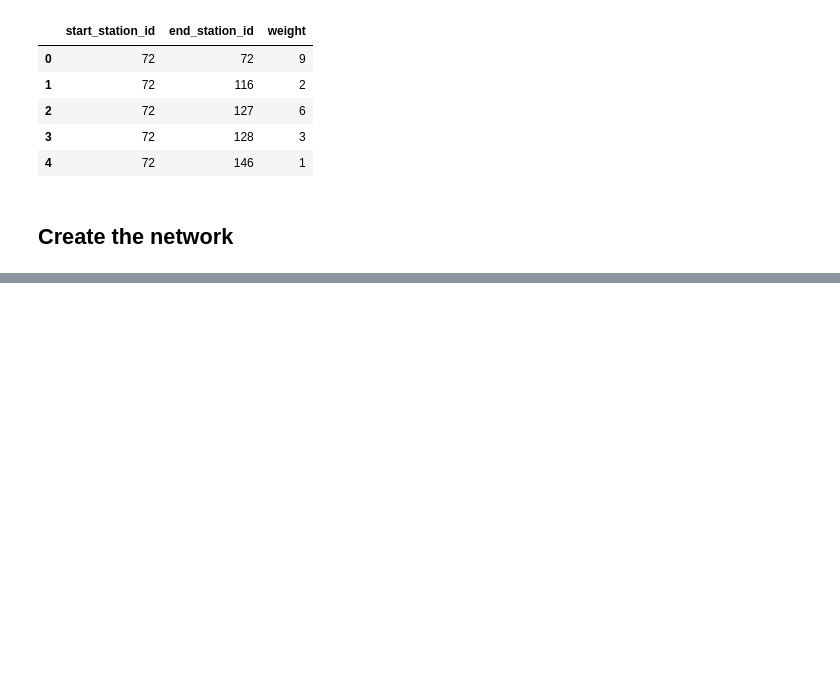
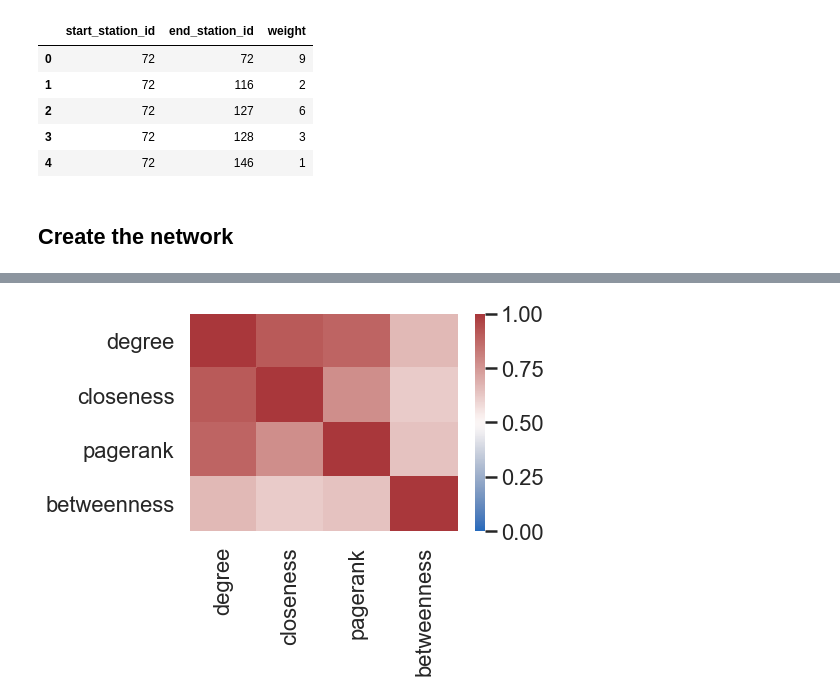
Before and after one commit to andygubser/bike_network_analysis, a Jupyter notebook: scripts/bike_network_analysis_nyc.ipynb, the cells around one changed output, grey strips where cells are left out. Cells and saved outputs as stored; diff of their text form; code cells hidden in the pictures; blank space fills up the shorter version.

```diff
--- a/scripts/bike_network_analysis_nyc.ipynb
+++ b/scripts/bike_network_analysis_nyc.ipynb
@@ -52,11 +62,11 @@ for _, edge in df_graph.iterrows():
 # %%
-# Creating a list of pagerank, betweenness centrality, degree centrality
-measures = [nx.pagerank(graph_object),
-            nx.betweenness_centrality(graph_object, weight='weight'),
-            nx.degree_centrality(graph_object)]
+# Creating a list of degree, closeness, pagerank and betweenness centrality
+degree_centrality = nx.degree_centrality(graph_object)
+closeness_centrality = nx.closeness_centrality(graph_object)
+pagerank = nx.pagerank(graph_object, weight="weight")
+betweenness_centrality = nx.betweenness_centrality(graph_object, weight='weight')
 
-# Creating the correlation DataFrame
-cor = pd.DataFrame.from_records(measures)
-
-# Calculating the correlation
-heatmap(cor.T.corr())
+centrality_measures = [degree_centrality,
+                       closeness_centrality,
+                       pagerank,
+                       betweenness_centrality]
@@ -64,0 +73,9 @@ NameError: name 'heatmap' is not defined
+# %%
+df_centrality_measures = pd.DataFrame.from_records(
+    centrality_measures).T.rename(columns={
+        0: "degree",
+        1: "closeness",
+        2: "pagerank",
+        3: "betweenness"
+    })
+df_centrality_measures.head()
@@ -64,0 +89,4 @@ NameError: name 'heatmap' is not defined
+# %%
+# pearson correlation between centrality measures
+df_centrality_measures_corr = df_centrality_measures.corr()
+df_centrality_measures_corr.replace(1,0)
@@ -64,0 +99,8 @@ NameError: name 'heatmap' is not defined
+# %%
+# heatmap of pearson correlations between centrality measures
+sns.set(context="poster")
+cmap = sns.cm.vlag
+sns.heatmap(df_centrality_measures_corr, vmin=0, vmax=1, cmap=cmap)
+plt.show()
+# %% [output]
+[figure, added]
```
Also changed, not shown: parts of 11 cells of this notebook, 2 other files.
